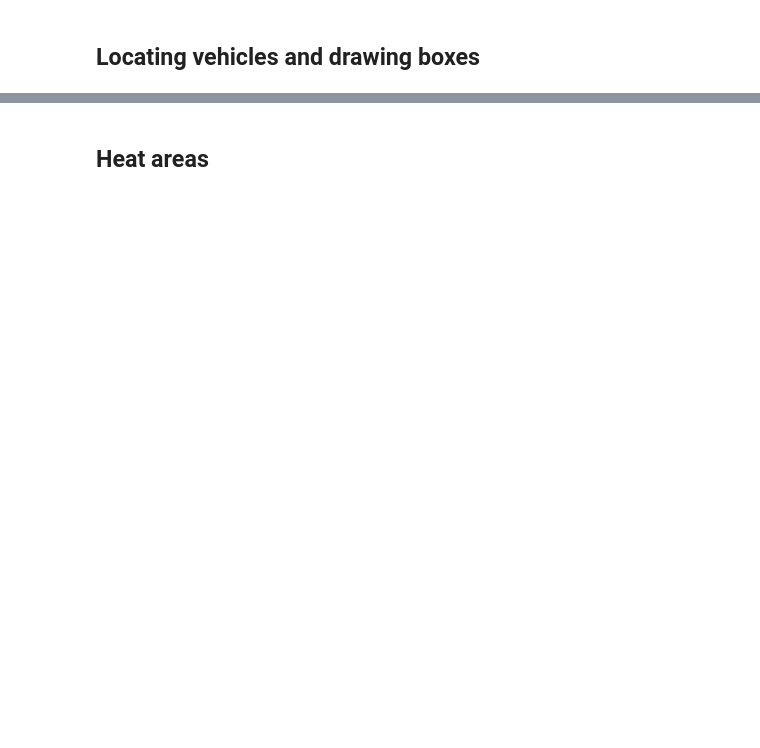
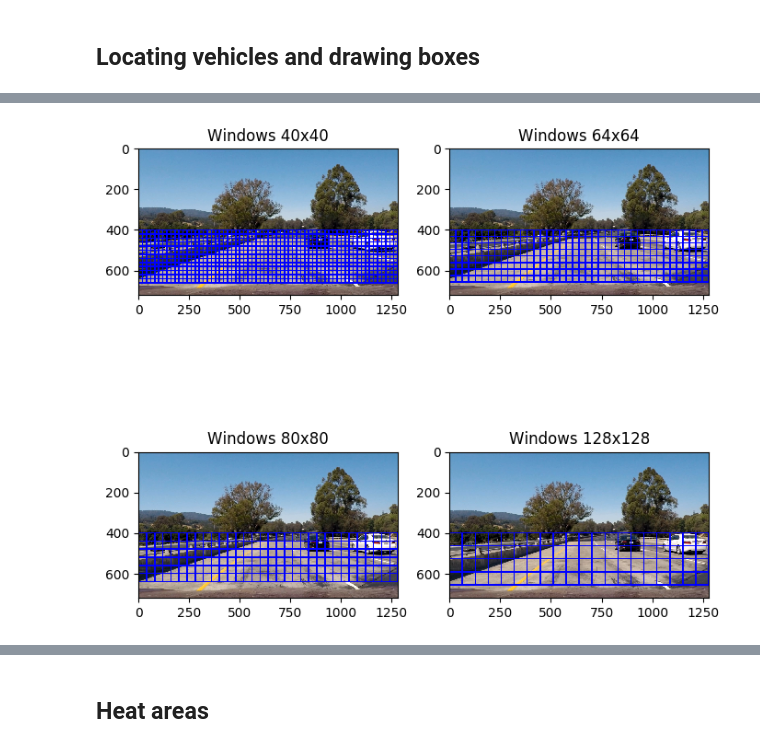
Before and after one commit to Abhaycl/CarND_P5_Vehicle_Detection, a Jupyter notebook: P5.ipynb, the cells around one changed output, grey strips where cells are left out. Cells and saved outputs as stored; diff of their text form; code cells hidden in the pictures; blank space fills up the shorter version.

```diff
--- a/P5.ipynb
+++ b/P5.ipynb
@@ -924,0 +915,80 @@ visual(fig, 3, 2, images, titles)
+# %%
+images = []
+titles = []
+img = mpimg.imread(test_images[0])
+img_cop = np.copy(img)
+draw_img = np.copy(img)
+img = img.astype(np.float32) / 255
+windows0 = slide_window(img, x_start_stop = x_start_stop, y_start_stop = y_start_stop,
+                        xy_window = (40, 40), xy_overlap = (overlap, overlap))
+window_img = draw_boxes(draw_img, windows0, color = (0, 0, 255), thick = 6)
+images.append(window_img)
+titles.append('Windows 40x40')
+
+draw_img = np.copy(img_cop)
+img = img.astype(np.float32) / 255
+windows1 = slide_window(img, x_start_stop = x_start_stop, y_start_stop = y_start_stop,
+                        xy_window = (64, 64), xy_overlap = (overlap, overlap))
+window_img = draw_boxes(draw_img, windows1, color = (0, 0, 255), thick = 6)
+images.append(window_img)
+titles.append('Windows 64x64')
+
+draw_img = np.copy(img_cop)
+windows2 = slide_window(img, x_start_stop = x_start_stop, y_start_stop = y_start_stop,
+                        xy_window = (80, 80), xy_overlap = (overlap, overlap))
+window_img = draw_boxes(draw_img, windows2, color = (0, 0, 255), thick = 6)
+images.append(window_img)
+titles.append('Windows 80x80')
+
+draw_img = np.copy(img_cop)
+windows3 = slide_window(img, x_start_stop = x_start_stop, y_start_stop = y_start_stop,
+                        xy_window = (128, 128), xy_overlap = (overlap, overlap))
+window_img = draw_boxes(draw_img, windows3, color = (0, 0, 255), thick = 6)
+images.append(window_img)
+titles.append('Windows 128x128')
+fig = plt.figure(figsize = (8, 8), dpi = 100)
+visual(fig, 2, 2, images, titles)
+plt.savefig('ouput_images/windowsX-X_img.jpg')
+
+
+
+images = []
+titles = []
+
+count = 0
+for img_src in test_images:
+    count += 1
+    t1 = time.time()
+    img = mpimg.imread(img_src)
+    draw_img = np.copy(img)
+    img = img.astype(np.float32) / 255
+    #print(np.min(img), np.max(img))
+
+    windows0 = slide_window(img, x_start_stop = x_start_stop, y_start_stop = y_start_stop,
+                            xy_window = (40, 40), xy_overlap = (overlap, overlap))
+
+    windows1 = slide_window(img, x_start_stop = x_start_stop, y_start_stop = y_start_stop,
+                            xy_window = (64, 64), xy_overlap = (overlap, overlap))
+
+    windows2 = slide_window(img, x_start_stop = x_start_stop, y_start_stop = y_start_stop,
+                            xy_window = (80, 80), xy_overlap = (overlap, overlap))
+
+    windows3 = slide_window(img, x_start_stop = x_start_stop, y_start_stop = y_start_stop,
+                            xy_window = (128, 128), xy_overlap = (overlap, overlap))
+
+    windows = windows0 + windows1 + windows2 + windows3
+
+    hot_windows = search_windows(img, windows, svc, x_scaler, cspace = cspace,
+                                 spatial_size = spatial_size, hist_bins = hist_bins,
+                                 orient = orient, pix_per_cell = pix_per_cell,
+                                 cell_per_block = cell_per_block, hog_channel = hog_channel,
+                                 spatial_feat = spatial_feat, hist_feat = hist_feat, hog_feat = hog_feat)
+    window_img = draw_boxes(draw_img, hot_windows, color = (0, 0, 255), thick = 6)
+    images.append(window_img)
+    titles.append('')
+    print(round(time.time() - t1, 2), 'Seconds to process', count, 'image searching', len(windows), 'windows')
+
+fig = plt.figure(figsize = (8, 8), dpi = 100)
+visual(fig, 3, 2, images, titles)
+plt.savefig('ouput_images/windows_img.jpg')
+# %% [output]
@@ -924,0 +1001 @@ visual(fig, 3, 2, images, titles)
+[figure, added]
```
Also changed, not shown: parts of 11 cells of this notebook.
